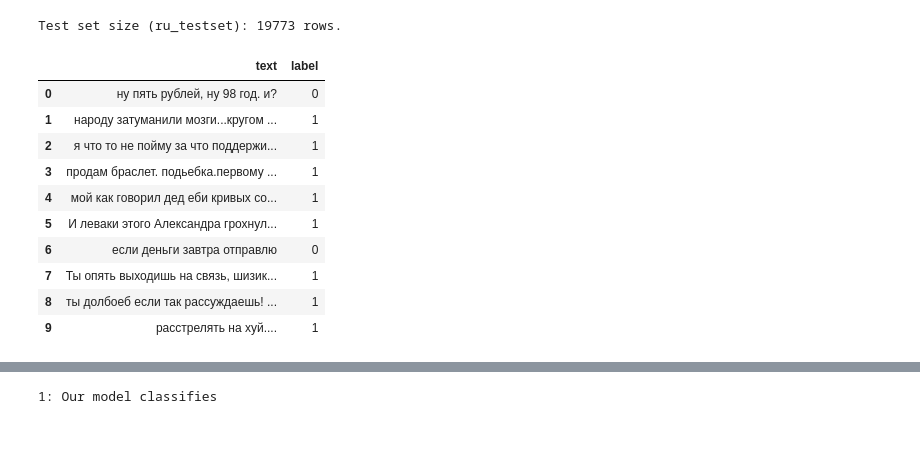
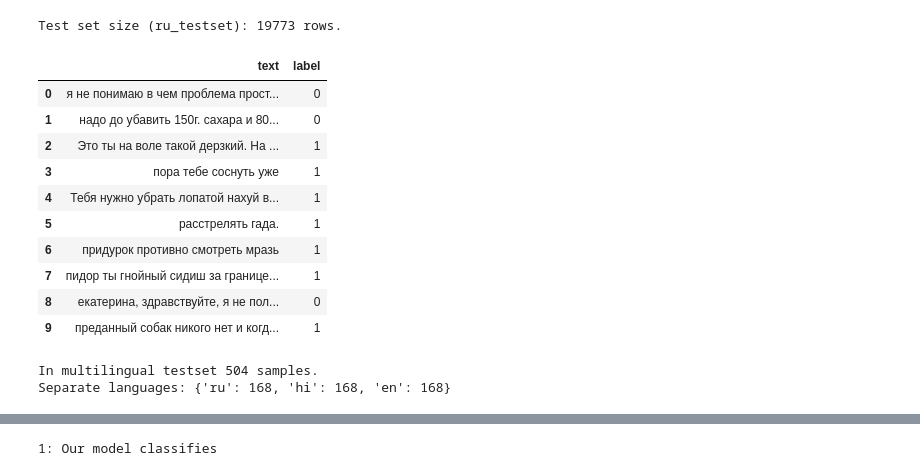
Before and after one commit to marinaza0/nlp_toxinity, a Jupyter notebook: notebooks/compare_models.ipynb, the cells around one changed output, grey strips where cells are left out. Cells and saved outputs as stored; diff of their text form; code cells hidden in the pictures; blank space fills up the shorter version.

```diff
--- a/notebooks/compare_models.ipynb
+++ b/notebooks/compare_models.ipynb
@@ -82,33 +84,49 @@ Multilingual model (intfloat/multilingual-e5-base) successfully downloaded
 # %%
 import pandas as pd
 
 #data preparation
-ru_testset_path = './nlp/ru_testset.csv'
+ru_testset_path = '../data/raw/ru/ru_testset.csv'
 
 ru_testset = pd.read_csv(ru_testset_path)
 
 
 
 if 'comment' in ru_testset.columns and 'toxic' in ru_testset.columns:
     ru_testset = ru_testset.rename(columns={'comment': 'text', 'toxic': 'label'})
 
 
 print(f"Test set size (ru_testset): {len(ru_testset)} rows.")
 
 display(ru_testset.head(10))
 # %% [output]
 Test set size (ru_testset): 19773 rows.
 |  | text | label |
-| 0 | ну пять рублей, ну 98 год. и? | 0 |
-| 1 | народу затуманили мозги...кругом ... | 1 |
-| 2 | я что то не пойму за что поддержи... | 1 |
-| 3 | продам браслет. подьебка.первому ... | 1 |
-| 4 | мой как говорил дед еби кривых со... | 1 |
-| 5 | И леваки этого Александра грохнул... | 1 |
-| 6 | если деньги завтра отправлю | 0 |
-| 7 | Ты опять выходишь на связь, шизик... | 1 |
-| 8 | ты долбоеб если так рассуждаешь! ... | 1 |
-| 9 | расстрелять на хуй.... | 1 |
+| 0 | я не понимаю в чем проблема прост... | 0 |
+| 1 | надо до убавить 150г. сахара и 80... | 0 |
+| 2 | Это ты на воле такой дерзкий. На ... | 1 |
+| 3 | пора тебе соснуть уже | 1 |
+| 4 | Тебя нужно убрать лопатой нахуй в... | 1 |
+| 5 | расстрелять гада. | 1 |
+| 6 | придурок противно смотреть мразь | 1 |
+| 7 | пидор ты гнойный сидиш за границе... | 1 |
+| 8 | екатерина, здравствуйте, я не пол... | 0 |
+| 9 | преданный собак никого нет и когд... | 1 |
+# %%
+import pandas as pd
+
+multi_testset_path = '../data/processed/textdetox_multilingual_en_ru_hi_sample_504.csv'
+df_multi_test = pd.read_csv(multi_testset_path)
+
+
+texts_multi = df_multi_test['text'].tolist()
+true_labels_multi = df_multi_test['toxic'].tolist()
+languages_multi = df_multi_test['language'].tolist()
+
+print(f"In multilingual testset {len(texts_multi)} samples.")
+print(f"Separate languages: {df_multi_test['language'].value_counts().to_dict()}")
+# %% [output]
+In multilingual testset 504 samples.
+Separate languages: {'ru': 168, 'hi': 168, 'en': 168}
 # %%
 import json
 import pandas as pd
```
Also changed, not shown: parts of 12 cells of this notebook.
